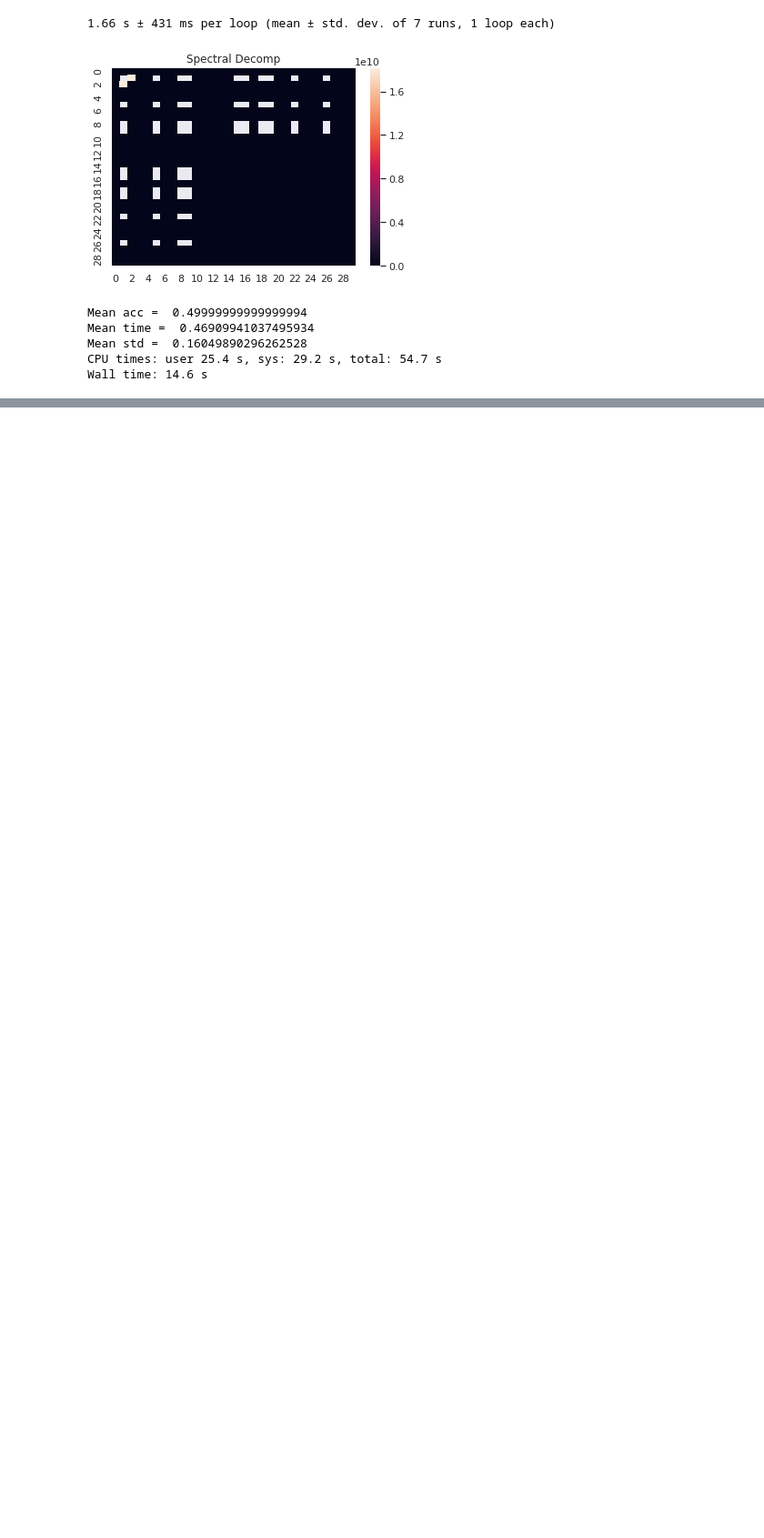
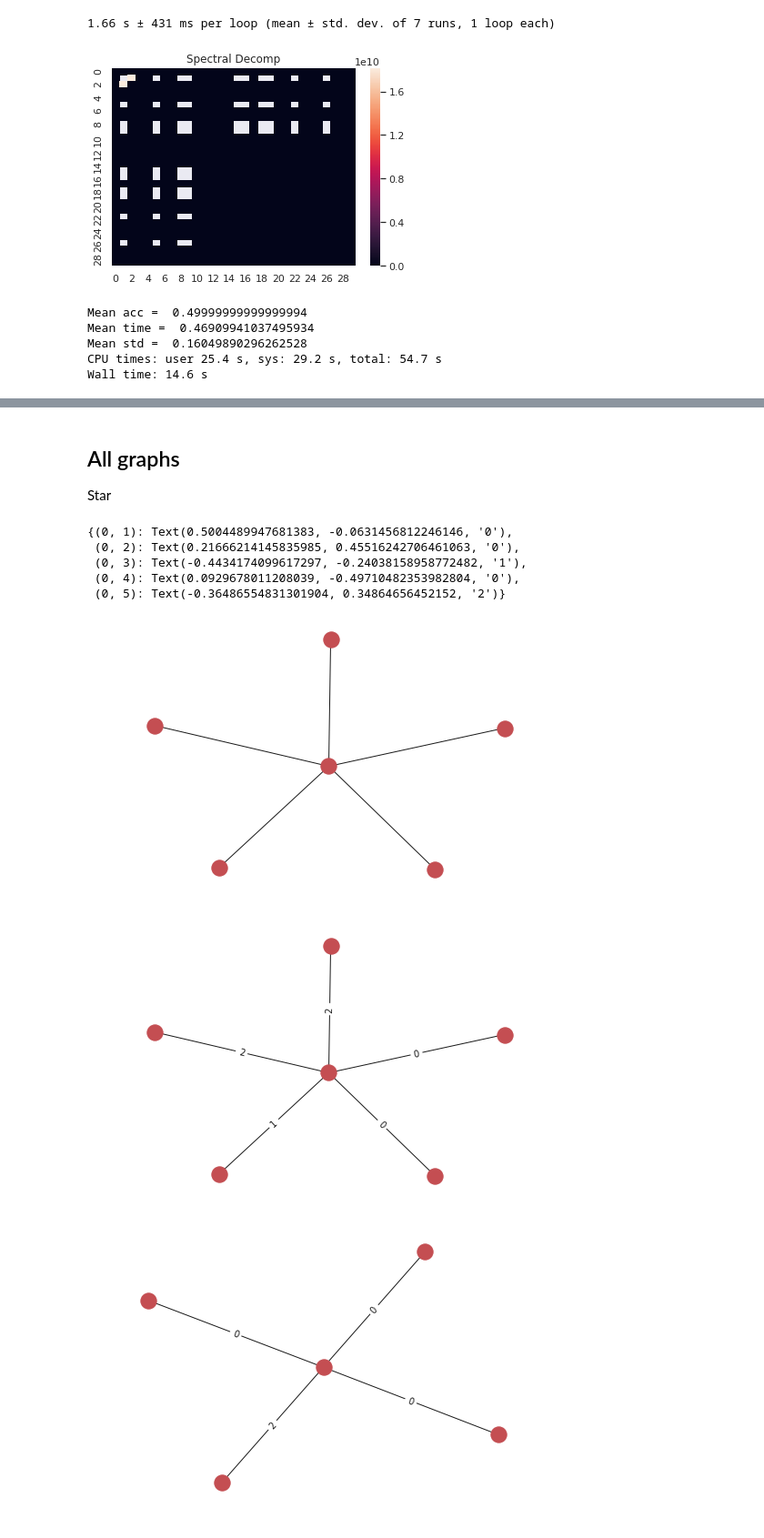
Before and after one commit to leoandeol/graph-kernels, a Jupyter notebook: tests.ipynb, the cells around one changed output, grey strips where cells are left out. Shown at 91% size. Saved outputs shown, nothing was run; the diff lists cells and outputs as text; code cells hidden in the pictures; blank space fills up the shorter version.

Commit message:
Fixed graph generation and svm related issues

```diff
--- a/tests.ipynb
+++ b/tests.ipynb
@@ -83,0 +96,32 @@ Wall time: 14.6 s
+# %% [markdown]
+## All graphs
+Star
+# %%
+G = db.gen_graph("star",5,3)
+pos=nx.spring_layout(G)
+nx.draw(G,pos)
+plt.figure()
+nx.draw(G,pos)
+nx.draw_networkx_edge_labels(G,pos,edge_labels={(u,v):e["label"] for (u,v,e) in G.edges(data=True)})
+
+G2=db.alter_graph_struct(G,"star",2)
+plt.figure()
+pos=nx.spring_layout(G2)
+nx.draw(G2,pos)
+nx.draw_networkx_edge_labels(G2,pos,edge_labels={(u,v):e["label"] for (u,v,e) in G2.edges(data=True)})
+
+G3=db.alter_graph_labels(G,2)
+print(G3)
+plt.figure()
+pos=nx.spring_layout(G3)
+nx.draw(G3,pos)
+nx.draw_networkx_edge_labels(G3,pos,edge_labels={(u,v):e["label"] for (u,v,e) in G3.edges(data=True)})
+# %% [output]
+{(0, 1): Text(0.5004489947681383, -0.0631456812246146, '0'),
+ (0, 2): Text(0.21666214145835985, 0.45516242706461063, '0'),
+ (0, 3): Text(-0.4434174099617297, -0.24038158958772482, '1'),
+ (0, 4): Text(0.0929678011208039, -0.49710482353982804, '0'),
+ (0, 5): Text(-0.36486554831301904, 0.34864656452152, '2')}
+[figure, added]
+[figure, added]
+[figure, added]
```
Also changed, not shown: parts of 8 cells of this notebook, 3 other files.
